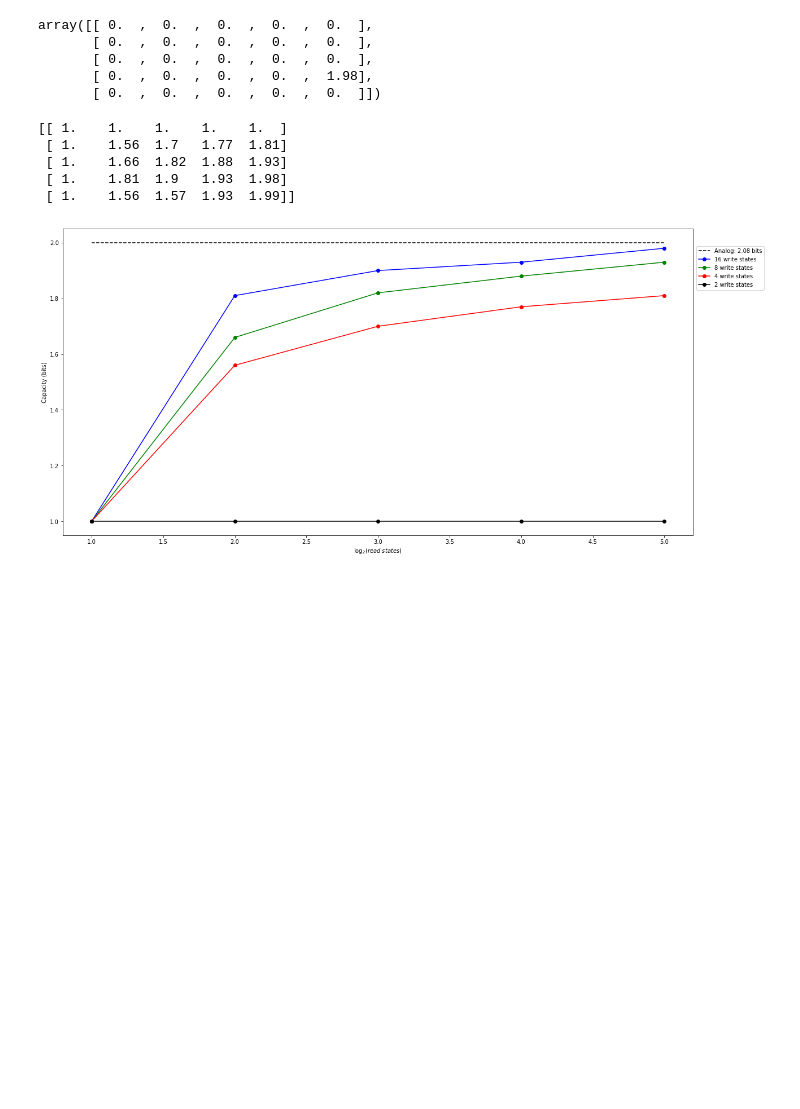
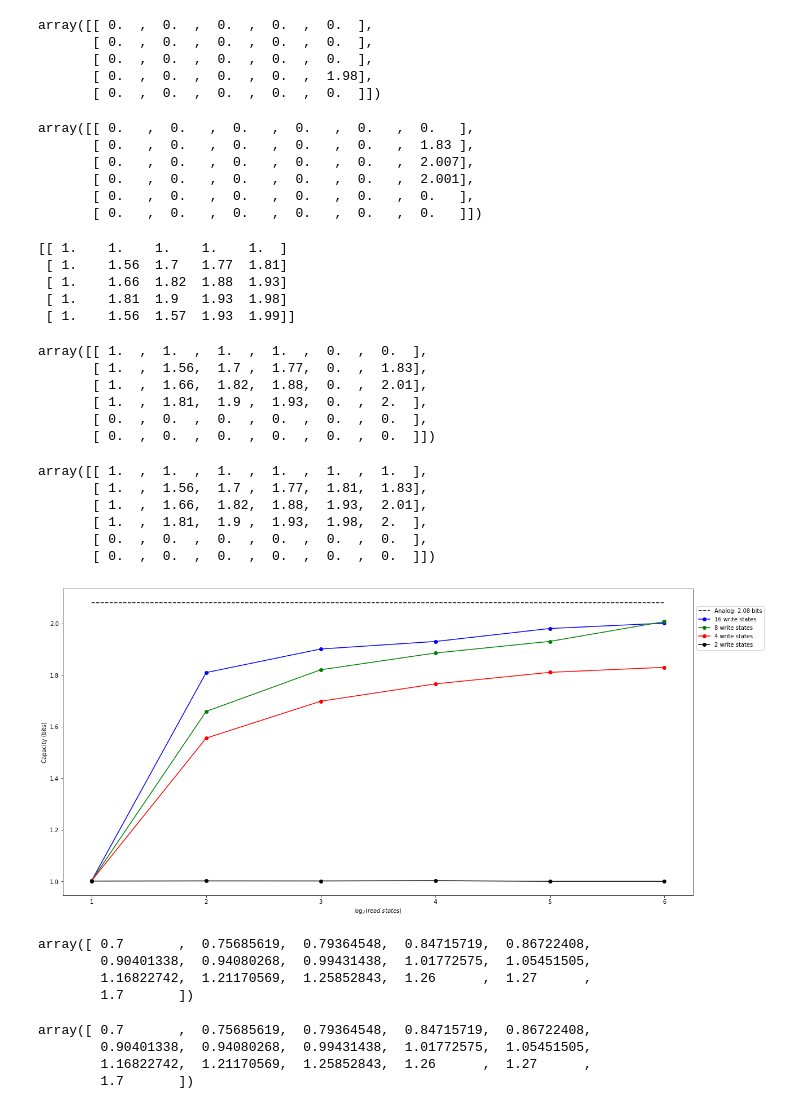
Before and after one commit to rzarcone/PCM_Paper, a Jupyter notebook: Discrete_Capacity_Plots.ipynb, the cells around one changed output. Cells and saved outputs as stored; diff of their text form; code cells hidden in the pictures; blank space fills up the shorter version.

```diff
--- a/Discrete_Capacity_Plots.ipynb
+++ b/Discrete_Capacity_Plots.ipynb
@@ -39,6 +39,17 @@ array([[ 0.  ,  0.  ,  0.  ,  0.  ,  0.  ],
        [ 0.  ,  0.  ,  0.  ,  0.  ,  0.  ],
        [ 0.  ,  0.  ,  0.  ,  0.  ,  1.98],
        [ 0.  ,  0.  ,  0.  ,  0.  ,  0.  ]])
+# %%
+data_file = np.load('C_nonequal_test_intialize_64_states.npz')
+new_states_64 = data_file['data'].item()['C_nonequal']
+np.round(new_states_64, 3)
+# %% [output]
+array([[ 0.   ,  0.   ,  0.   ,  0.   ,  0.   ,  0.   ],
+       [ 0.   ,  0.   ,  0.   ,  0.   ,  0.   ,  1.83 ],
+       [ 0.   ,  0.   ,  0.   ,  0.   ,  0.   ,  2.007],
+       [ 0.   ,  0.   ,  0.   ,  0.   ,  0.   ,  2.001],
+       [ 0.   ,  0.   ,  0.   ,  0.   ,  0.   ,  0.   ],
+       [ 0.   ,  0.   ,  0.   ,  0.   ,  0.   ,  0.   ]])
 # %%
 combined_mat_idx = [test_mat>0.0]
 test_mat_new[combined_mat_idx] = test_mat[combined_mat_idx]
@@ -51,18 +62,62 @@ print (ys_new)
  [ 1.    1.66  1.82  1.88  1.93]
  [ 1.    1.81  1.9   1.93  1.98]
  [ 1.    1.56  1.57  1.93  1.99]]
+# %%
+combined_mat_idx = [test_mat>0.0]
+new_states_64[combined_mat_idx] = test_mat[combined_mat_idx]
+np.round(new_states_64,2)
+# %% [output]
+array([[ 1.  ,  1.  ,  1.  ,  1.  ,  0.  ,  0.  ],
+       [ 1.  ,  1.56,  1.7 ,  1.77,  0.  ,  1.83],
+       [ 1.  ,  1.66,  1.82,  1.88,  0.  ,  2.01],
+       [ 1.  ,  1.81,  1.9 ,  1.93,  0.  ,  2.  ],
+       [ 0.  ,  0.  ,  0.  ,  0.  ,  0.  ,  0.  ],
+       [ 0.  ,  0.  ,  0.  ,  0.  ,  0.  ,  0.  ]])
+# %%
+new_states_64[:4,4] = ys_new[:4,4]
+new_states_64[0,5] = 1.0
+np.round(new_states_64,2)
+# %% [output]
+array([[ 1.  ,  1.  ,  1.  ,  1.  ,  1.  ,  1.  ],
+       [ 1.  ,  1.56,  1.7 ,  1.77,  1.81,  1.83],
+       [ 1.  ,  1.66,  1.82,  1.88,  1.93,  2.01],
+       [ 1.  ,  1.81,  1.9 ,  1.93,  1.98,  2.  ],
+       [ 0.  ,  0.  ,  0.  ,  0.  ,  0.  ,  0.  ],
+       [ 0.  ,  0.  ,  0.  ,  0.  ,  0.  ,  0.  ]])
 # %%
 plt.figure(figsize=(20,10))
 x_plot = np.array([4,3,2,1])
 x = np.flip(x_plot, axis=0)
 x = np.append(x,[5])
+x = np.append(x,[6])
+ys_new = new_states_64
 colors = ['black', 'red','green','blue']
-plt.plot(x, 2*np.ones_like(x), c='black' ,linestyle='--')
+plt.plot(x, 2.08*np.ones_like(x), c='black' ,linestyle='--')
 for i in x_plot:
     plt.plot(x,ys_new[i-1,:], c=colors[i-1], marker='o')
 plt.legend(["Analog: 2.08 bits","16 write states", "8 write states", "4 write states", "2 write states"], loc = (1.005,0.8))
 plt.xlabel(r"${\log}_{2} \left(read \ states\right)$")
 plt.ylabel("Capacity (bits)")
 plt.savefig("Plots/discrete_cap.png")
 # %% [output]
-[figure, old version]
+[figure, new version]
+# %%
+data_file = np.load("Blahut_States.npz")
+states = data_file['data'].item()['states']
+states_new = np.zeros(16)
+states_new[:13] = states[:13]
+states_new[13:15] = [1.26,1.27]
+states_new[15] = states[-1]
+# %% [output]
+array([ 0.7       ,  0.75685619,  0.79364548,  0.84715719,  0.86722408,
+        0.90401338,  0.94080268,  0.99431438,  1.01772575,  1.05451505,
+        1.16822742,  1.21170569,  1.25852843,  1.26      ,  1.27      ,
+        1.7       ])
+# %%
+source_states_16_states = states_new
+source_states_16_states
+# %% [output]
+array([ 0.7       ,  0.75685619,  0.79364548,  0.84715719,  0.86722408,
+        0.90401338,  0.94080268,  0.99431438,  1.01772575,  1.05451505,
+        1.16822742,  1.21170569,  1.25852843,  1.26      ,  1.27      ,
+        1.7       ])
```
Also changed, not shown: parts of 1 cell of this notebook, 5 other files.
